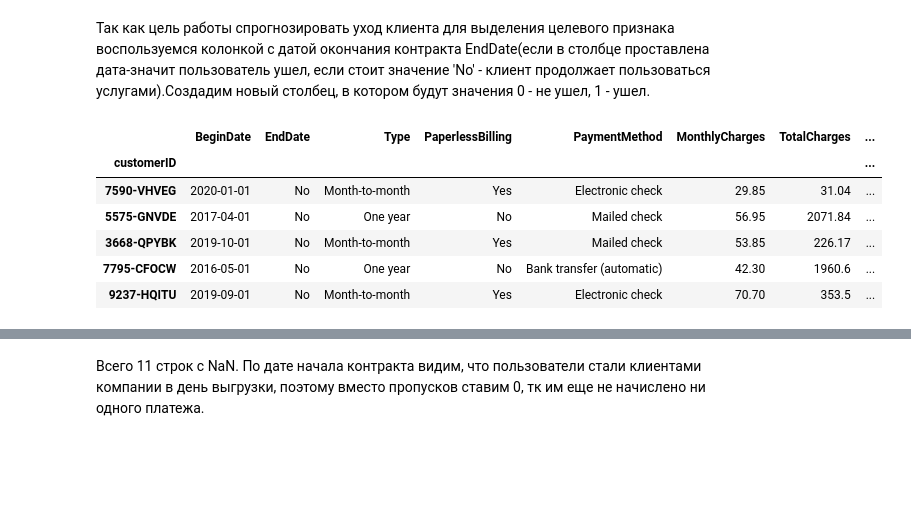
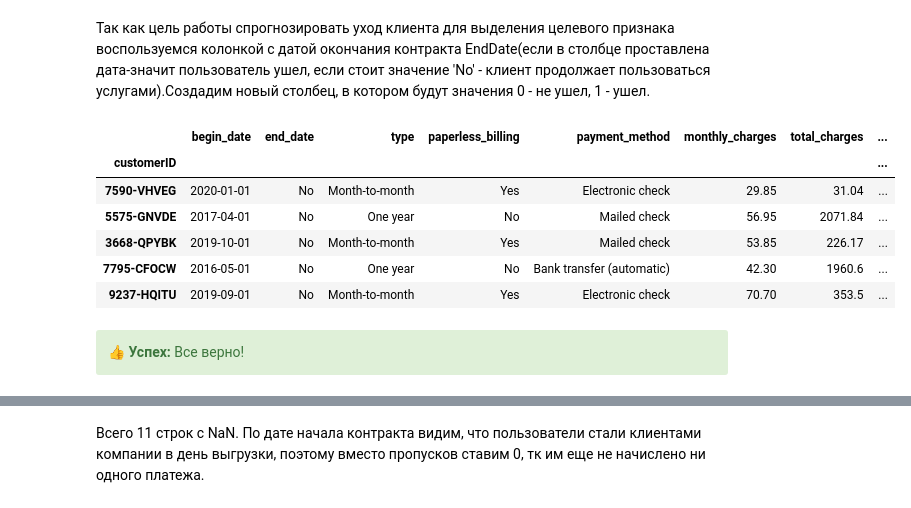
Before and after one commit to Yuliyaavin/uchebnie_projecti, a Jupyter notebook: 15.Прогнозирование оттока клиентов в телекомуникационной компании/15.Прогнозирование оттока клиентов в телекомуникационной компании.ipynb, the cells around one changed output, grey strips where cells are left out. Drawn from its saved outputs; the diff is of its cells as text; code cells hidden in the pictures; blank space fills up the shorter version.

```diff
--- a/15.Прогнозирование оттока клиентов в телекомуникационной компании/15.Прогнозирование оттока клиентов в телекомуникационной компании.ipynb
+++ b/15.Прогнозирование оттока клиентов в телекомуникационной компании/15.Прогнозирование оттока клиентов в телекомуникационной компании.ipynb
@@ -215,3 +279,5 @@ df = contract \
     .merge(phone, how='left', on='customerID')
 # назначим customerID индексами
 df = df.set_index('customerID')
+#оформим названия колонок по правилам
+df = clean_columns(df)
@@ -261,16 +318,20 @@ cat_cols = [
 # %% [markdown]
 Так как цель работы спрогнозировать уход клиента для выделения целевого признака воспользуемся колонкой с датой окончания контракта EndDate(если в столбце проставлена дата-значит пользователь ушел, если стоит значение 'No' - клиент продолжает пользоваться услугами).Создадим новый столбец, в котором  будут значения 0 - не ушел, 1 - ушел.
 # %%
-df['activity'] =(df['EndDate'] != 'No').astype(int)
+df['activity'] =(df['end_date'] != 'No').astype(int)
 df.head(5)
 # %% [output]
-|  | BeginDate | EndDate | Type | PaperlessBilling | PaymentMethod | MonthlyCharges | TotalCharges | ... |
+|  | begin_date | end_date | type | paperless_billing | payment_method | monthly_charges | total_charges | ... |
 | customerID |  |  |  |  |  |  |  | ... |
 | 7590-VHVEG | 2020-01-01 | No | Month-to-month | Yes | Electronic check | 29.85 | 31.04 | ... |
 | 5575-GNVDE | 2017-04-01 | No | One year | No | Mailed check | 56.95 | 2071.84 | ... |
 | 3668-QPYBK | 2019-10-01 | No | Month-to-month | Yes | Mailed check | 53.85 | 226.17 | ... |
 | 7795-CFOCW | 2016-05-01 | No | One year | No | Bank transfer (automatic) | 42.30 | 1960.6 | ... |
 | 9237-HQITU | 2019-09-01 | No | Month-to-month | Yes | Electronic check | 70.70 | 353.5 | ... |
+# %% [markdown]
+<div class="alert alert-success">
+<b>👍 Успех:</b> Все верно!
+</div>
 # %%
 # Переведем числовые данные в верный формат и найдем продолжительность пользования услугами в днях для каждого клиента
 # Так как дата выгрузки 01-02-2020 заменим 'No' в столбце EndDate этой датой
```
Also changed, not shown: parts of 105 cells of this notebook.
